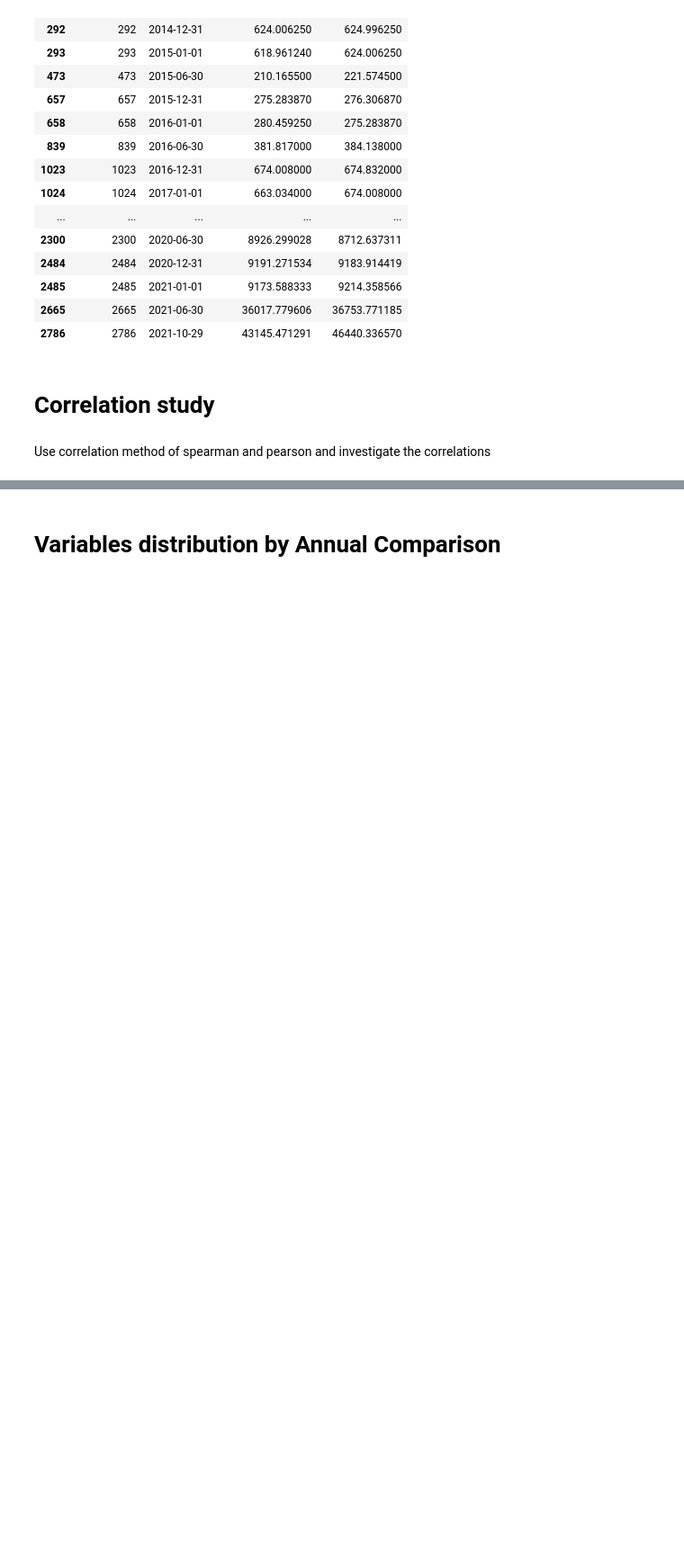
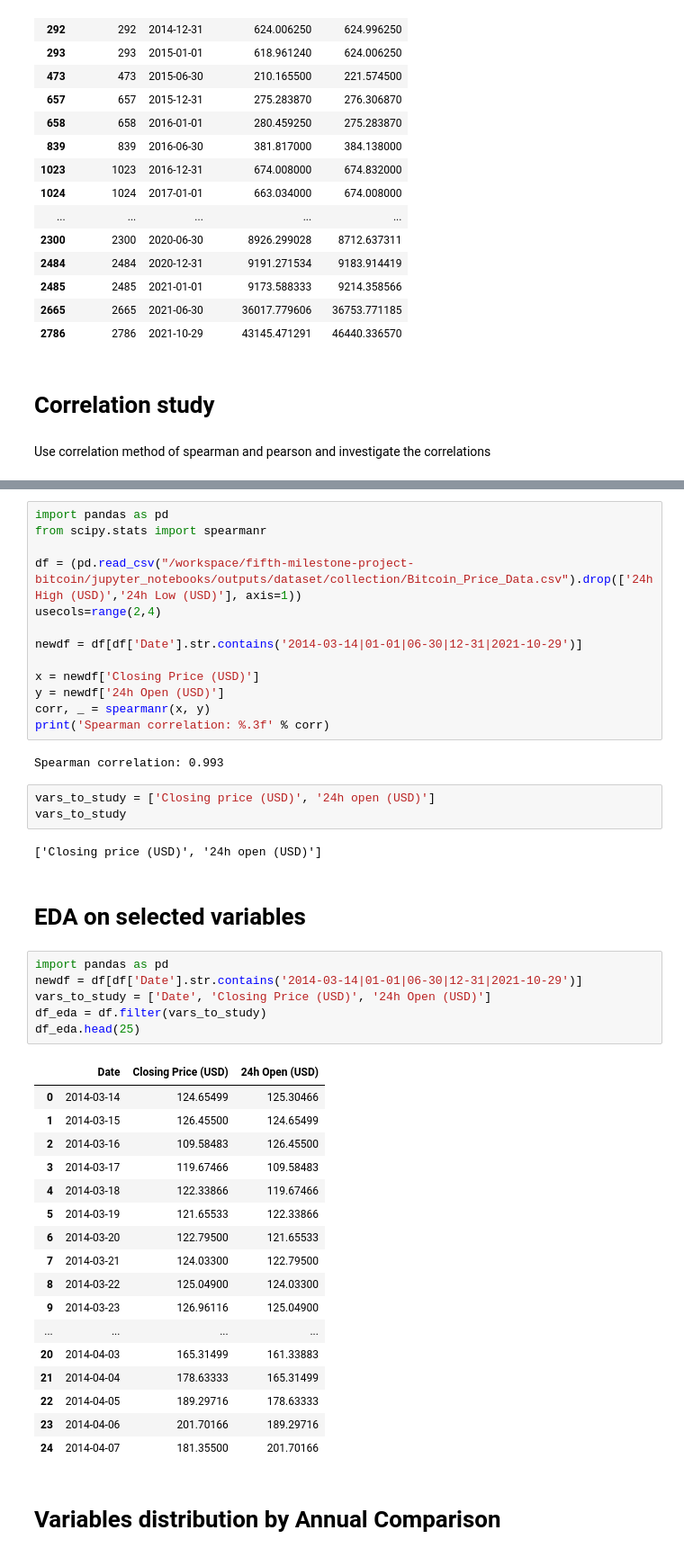
Before and after one commit to ksagep/fifth-milestone-project-bitcoin, a Jupyter notebook: jupyter_notebooks/Study_of_annual_comparison.ipynb, the cells around one changed output, grey strips where cells are left out. Shown: that part at 90% size. Drawn from its saved outputs; the diff is of its cells as text; blank space fills up the shorter version.

Commit message:
Take the correlation study by Spearman and Pearson methods.

```diff
--- a/jupyter_notebooks/Study_of_annual_comparison.ipynb
+++ b/jupyter_notebooks/Study_of_annual_comparison.ipynb
@@ -100,2 +111,48 @@ df = pd.read_csv("outputs/dataset/collection/Bitcoin_Price_Data.csv")
+# %%
+import pandas as pd
+from scipy.stats import spearmanr
+
+df = (pd.read_csv("/workspace/fifth-milestone-project-bitcoin/jupyter_notebooks/outputs/dataset/collection/Bitcoin_Price_Data.csv").drop(['24h High (USD)','24h Low (USD)'], axis=1))
+usecols=range(2,4)
+
+newdf = df[df['Date'].str.contains('2014-03-14|01-01|06-30|12-31|2021-10-29')]
+
+x = newdf['Closing Price (USD)']
+y = newdf['24h Open (USD)']
+corr, _ = spearmanr(x, y)
+print('Spearman correlation: %.3f' % corr)
+# %% [output]
+Spearman correlation: 0.993
+# %%
+vars_to_study = ['Closing price (USD)', '24h open (USD)']
+vars_to_study
+# %% [output]
+['Closing price (USD)', '24h open (USD)']
+# %% [markdown]
+# EDA on selected variables
+# %%
+import pandas as pd
+newdf = df[df['Date'].str.contains('2014-03-14|01-01|06-30|12-31|2021-10-29')]
+vars_to_study = ['Date', 'Closing Price (USD)', '24h Open (USD)']
+df_eda = df.filter(vars_to_study)
+df_eda.head(25)
+# %% [output]
+|  | Date | Closing Price (USD) | 24h Open (USD) |
+| 0 | 2014-03-14 | 124.65499 | 125.30466 |
+| 1 | 2014-03-15 | 126.45500 | 124.65499 |
+| 2 | 2014-03-16 | 109.58483 | 126.45500 |
+| 3 | 2014-03-17 | 119.67466 | 109.58483 |
+| 4 | 2014-03-18 | 122.33866 | 119.67466 |
+| 5 | 2014-03-19 | 121.65533 | 122.33866 |
+| 6 | 2014-03-20 | 122.79500 | 121.65533 |
+| 7 | 2014-03-21 | 124.03300 | 122.79500 |
+| 8 | 2014-03-22 | 125.04900 | 124.03300 |
+| 9 | 2014-03-23 | 126.96116 | 125.04900 |
+| ... | ... | ... | ... |
+| 20 | 2014-04-03 | 165.31499 | 161.33883 |
+| 21 | 2014-04-04 | 178.63333 | 165.31499 |
+| 22 | 2014-04-05 | 189.29716 | 178.63333 |
+| 23 | 2014-04-06 | 201.70166 | 189.29716 |
+| 24 | 2014-04-07 | 181.35500 | 201.70166 |
 # %% [markdown]
 # Variables distribution by Annual Comparison
```
Also changed, not shown: parts of 4 cells of this notebook.
